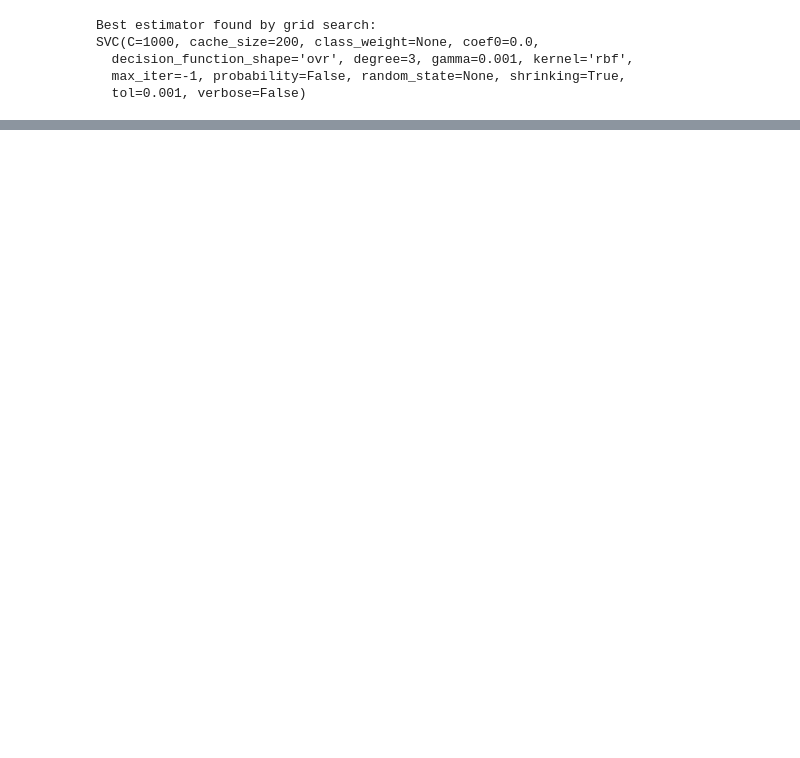
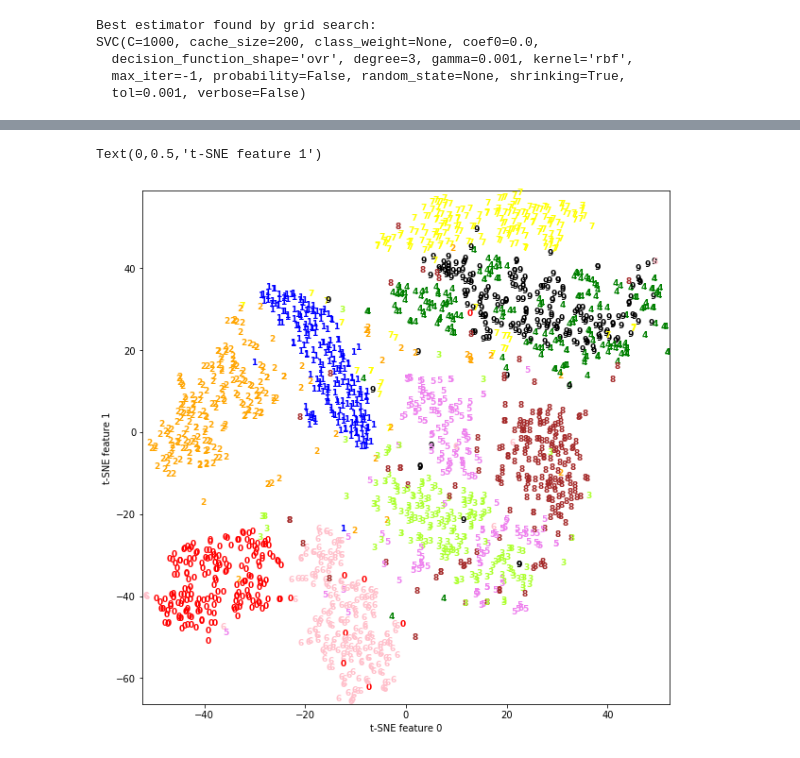
Before and after one commit to iusami/mnist, a Jupyter notebook: pca_model.ipynb, the cells around one changed output, grey strips where cells are left out. Cells and saved outputs as stored; diff of their text form; code cells hidden in the pictures; blank space fills up the shorter version.

```diff
--- a/pca_model.ipynb
+++ b/pca_model.ipynb
@@ -125,0 +204,19 @@ TypeError: must be real number, not list
+# %%
+from mpl_toolkits.mplot3d import Axes3D
+tsne = TSNE(random_state=42)
+mnist_tsne = tsne.fit_transform(X_test)
+# %%
+colors = ["red","blue","orange","greenyellow","green",
+          "violet", "pink","yellow","brown","black"]
+plt.figure(figsize=(10,10))
+plt.xlim(mnist_tsne[:,0].min(),mnist_tsne[:,0].max() + 1)
+plt.ylim(mnist_tsne[:,1].min(),mnist_tsne[:,1].max() + 1)
+for i in range(len(X_test)):
+    plt.text(mnist_tsne[i,0],mnist_tsne[i,1],str(y_test[i]),
+            color=colors[int(y_test[i])],
+            fontdict={"weight":"bold","size":9})
+plt.xlabel("t-SNE feature 0")
+plt.ylabel("t-SNE feature 1")
+# %% [output]
+Text(0,0.5,'t-SNE feature 1')
+[figure, added]
```
Also changed, not shown: parts of 5 cells of this notebook, 2 other files.
